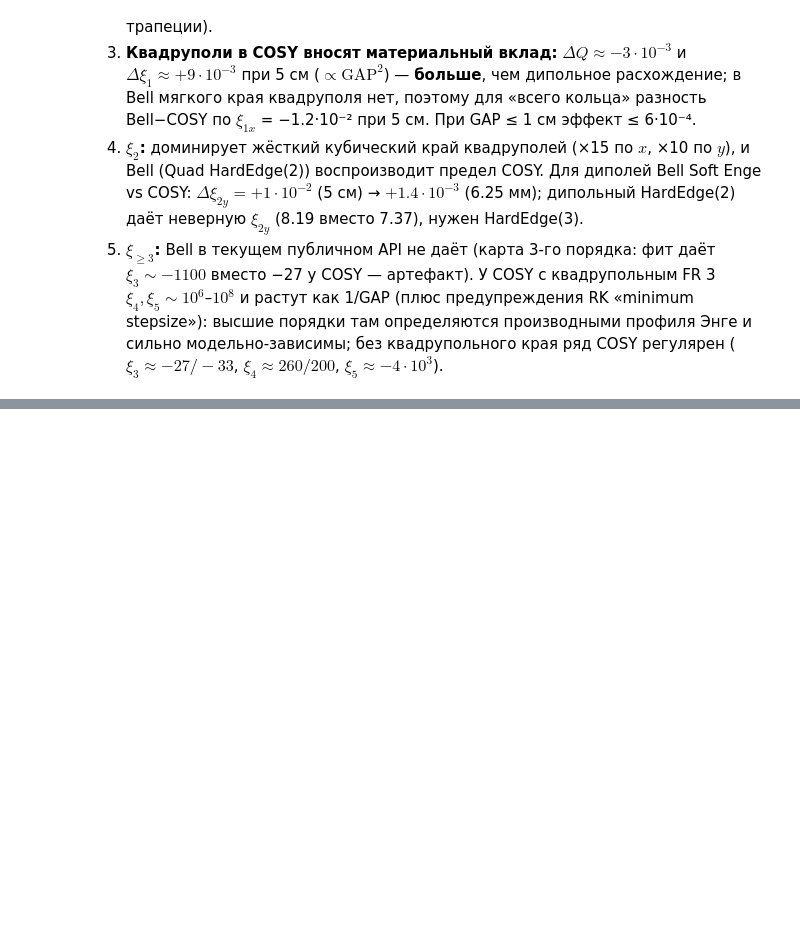
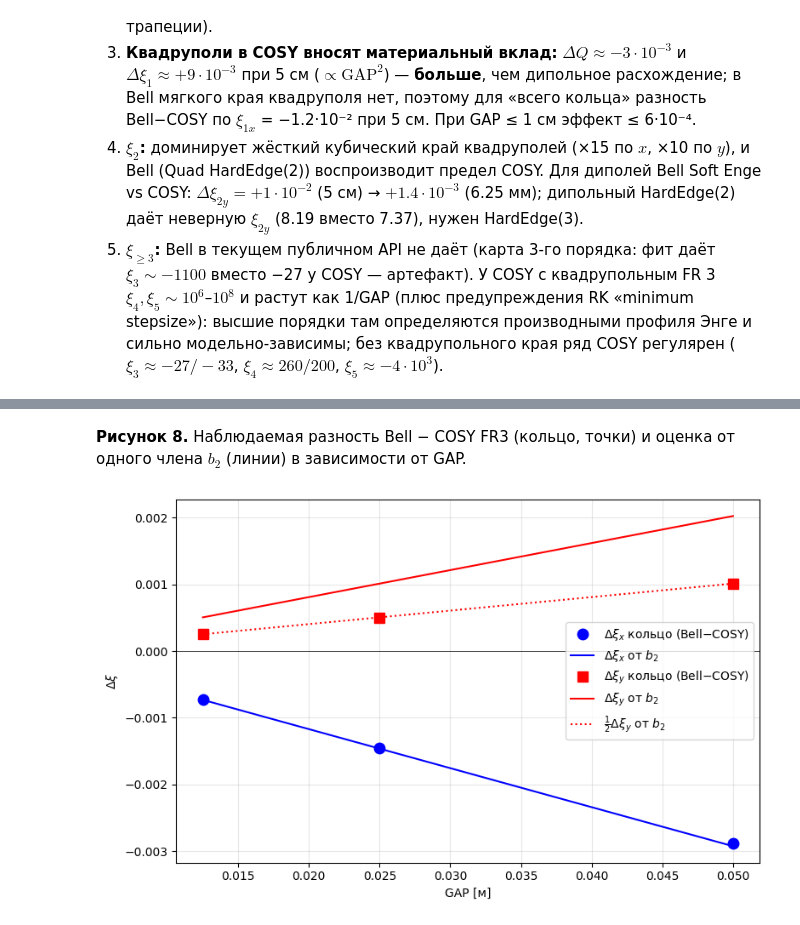
Before and after one commit to sergeybell/SCT_2, a Jupyter notebook: chromaticity/fringe_comparison/fringe_comparison.ipynb, the cells around one changed output, grey strips where cells are left out. Cells and saved outputs as stored; diff of their text form; code cells hidden in the pictures; blank space fills up the shorter version.

```diff
--- a/chromaticity/fringe_comparison/fringe_comparison.ipynb
+++ b/chromaticity/fringe_comparison/fringe_comparison.ipynb
@@ -352,0 +429,4 @@ GAP 0.00625  Bell SoftEnge - COSY FR3 dip:  dxi_x = -3.67e-04  dxi_y = +1.24e-04
+# %%
+b2 = pd.read_csv('single_dipole/output/b2_strength.csv').merge(pd.read_csv('single_dipole/output/b2_estimate.csv'), on='gap')
+obs = summ[summ.COSY=='FR3 диполи'][['GAP','dxix','dxiy']].rename(columns={'GAP':'gap','dxix':'dxi_x_ring','dxiy':'dxi_y_ring'})
+b2 = b2.merge(obs, on='gap'); b2['x_ratio'] = b2.dxi_x_ring/b2.dxi_x_b2; b2['y_ratio'] = b2.dxi_y_ring/b2.dxi_y_b2; b2
@@ -352,0 +438,10 @@ GAP 0.00625  Bell SoftEnge - COSY FR3 dip:  dxi_x = -3.67e-04  dxi_y = +1.24e-04
+# %% [markdown]
+**Рисунок 8.** Наблюдаемая разность Bell − COSY FR3 (кольцо, точки) и оценка от одного члена $b_2$ (линии) в зависимости от GAP.
+# %%
+fig, ax = plt.subplots(figsize=(8, 5))
+ax.plot(b2.gap, b2.dxi_x_ring, 'bo', ms=9, label=r'$\Delta\xi_x$ кольцо (Bell−COSY)'); ax.plot(b2.gap, b2.dxi_x_b2, 'b-', label=r'$\Delta\xi_x$ от $b_2$')
+ax.plot(b2.gap, b2.dxi_y_ring, 'rs', ms=9, label=r'$\Delta\xi_y$ кольцо (Bell−COSY)'); ax.plot(b2.gap, b2.dxi_y_b2, 'r-', label=r'$\Delta\xi_y$ от $b_2$'); ax.plot(b2.gap, b2.dxi_y_b2/2, 'r:', label=r'$\frac{1}{2}\Delta\xi_y$ от $b_2$')
+ax.axhline(0, color='k', lw=.5); ax.set_xlabel('GAP [м]'); ax.set_ylabel(r'$\Delta\xi$'); ax.grid(alpha=.3); ax.legend()
+plt.tight_layout(); plt.savefig('b2_vs_gap.png', dpi=110); plt.show()
+# %% [output]
+[figure, added]
```
Also changed, not shown: parts of 10 cells of this notebook, 30 other files.
